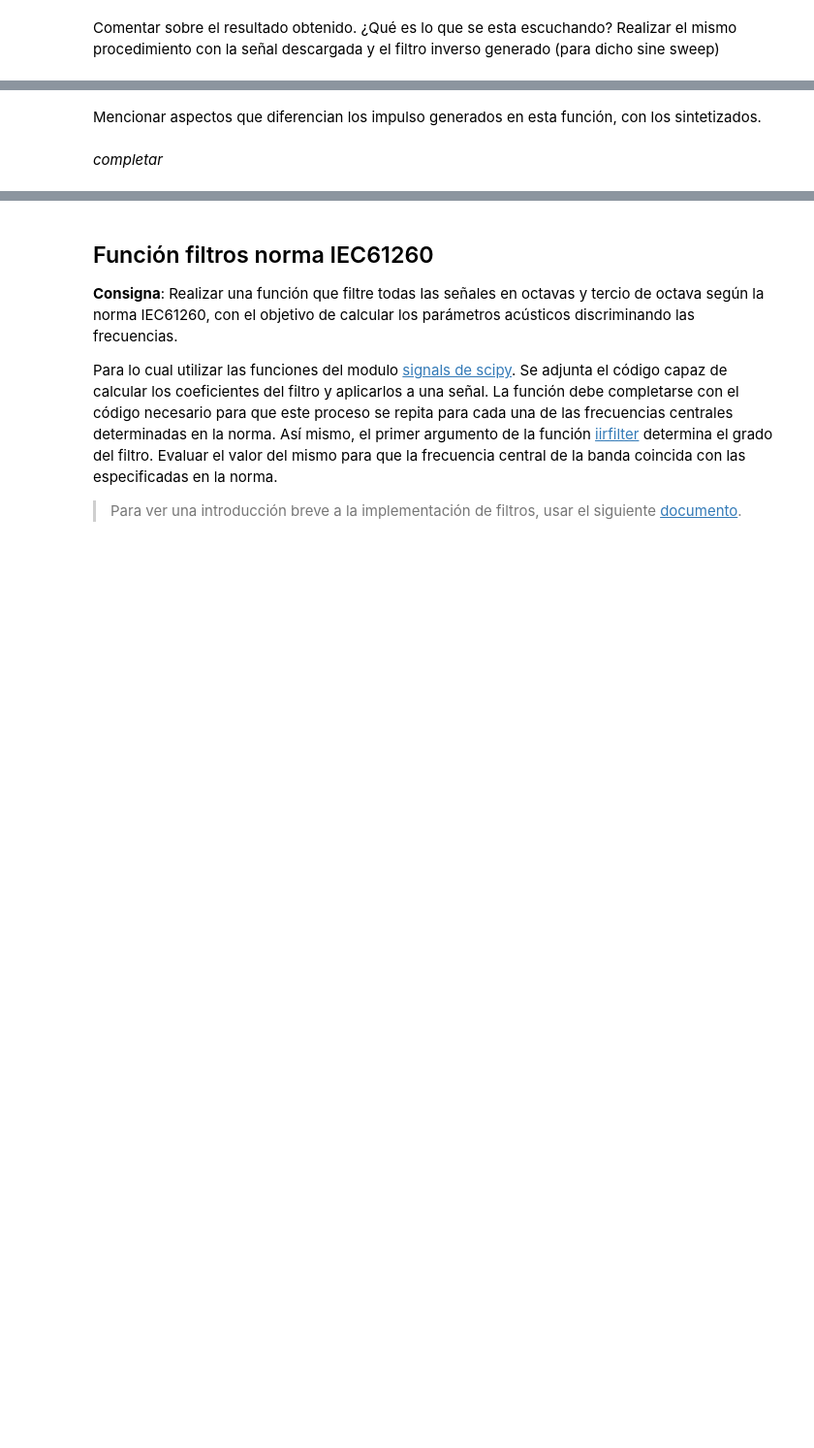
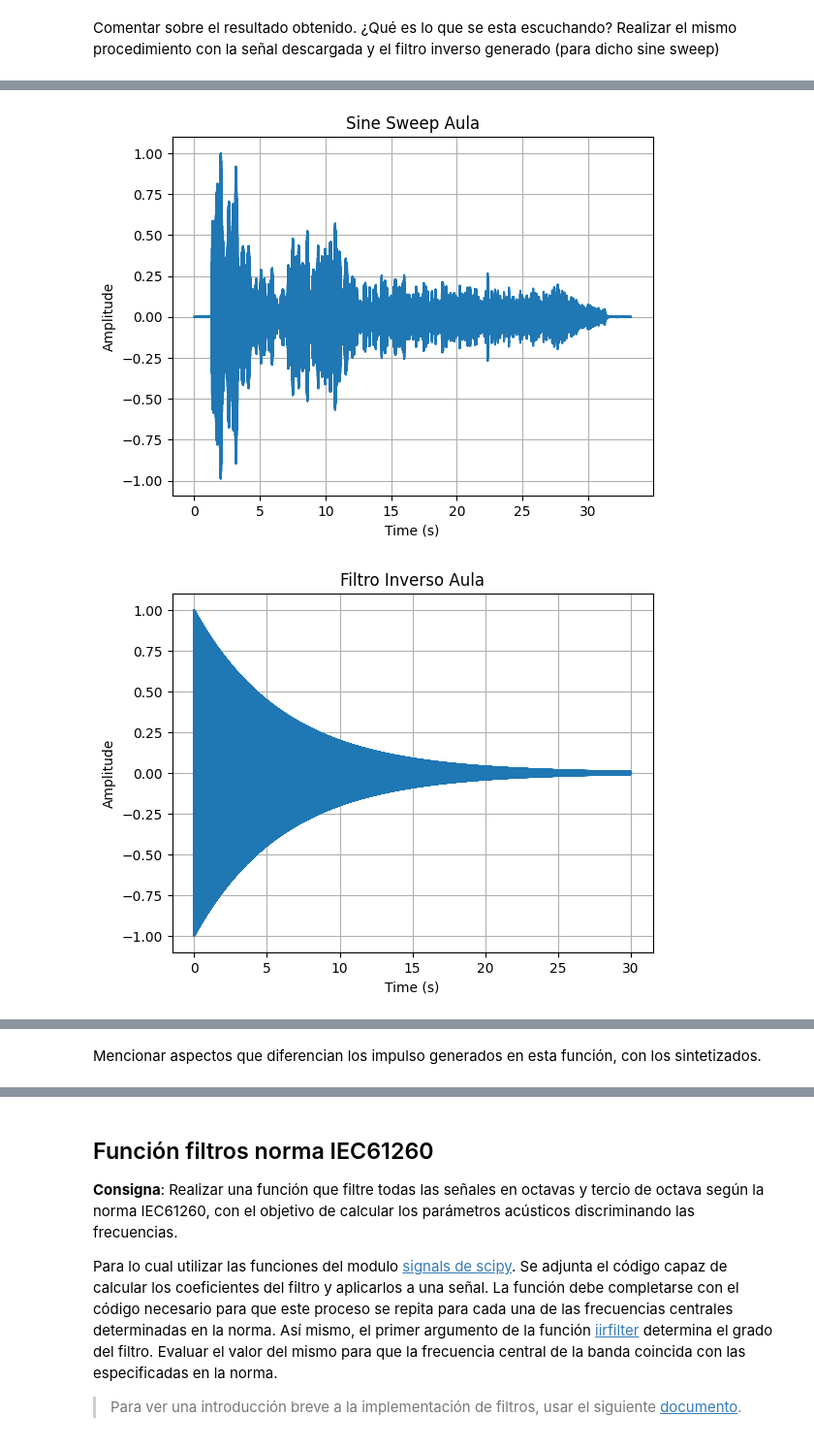
Before and after one commit to jaldreyuntref/sys, a Jupyter notebook: segunda_entrega/segunda_entrega.ipynb, the cells around one changed output, grey strips where cells are left out. Shown at 97% size. Cells and saved outputs as stored; diff of their text form; code cells hidden in the pictures; blank space fills up the shorter version.

```diff
--- a/segunda_entrega/segunda_entrega.ipynb
+++ b/segunda_entrega/segunda_entrega.ipynb
@@ -212,0 +264,17 @@ Comentar sobre el resultado obtenido. ¿Qué es lo que se esta escuchando? Reali
+# %%
+sineSweepAula, timeSineSweepAula = getWAVData("media/Toma_n3_e-03_aula.wav")
+inverseFilterAula, timeInverseFilterAula = getWAVData("media/filtro_inverso_aula.wav")
+
+plot(timeSineSweepAula, sineSweepAula, title="Sine Sweep Aula")
+plot(timeInverseFilterAula, inverseFilterAula, title="Filtro Inverso Aula")
+
+impulseResponseAula = getImpulseResponse(sineSweepAula, inverseFilterAula)
+
+fix, ax = createFigure(np.linspace(0, len(impulseResponseAula) / fs, len(impulseResponseAula)), impulseResponseAula, "Time (s)", "Amplitude", "Impulse Response Aula")
+ax.set_xlim([0, 2])
+plt.show
+
+sd.play(impulseResponseAula / np.max(np.abs(impulseResponseAula)))
+# %% [output]
+[figure, added]
+[figure, added]
@@ -213,4 +282,2 @@ Comentar sobre el resultado obtenido. ¿Qué es lo que se esta escuchando? Reali
 # %% [markdown]
 Mencionar aspectos que diferencian los impulso generados en esta función, con los sintetizados.
-# %% [markdown]
-*completar*
```
Also changed, not shown: parts of 23 cells of this notebook, 8 other files.
